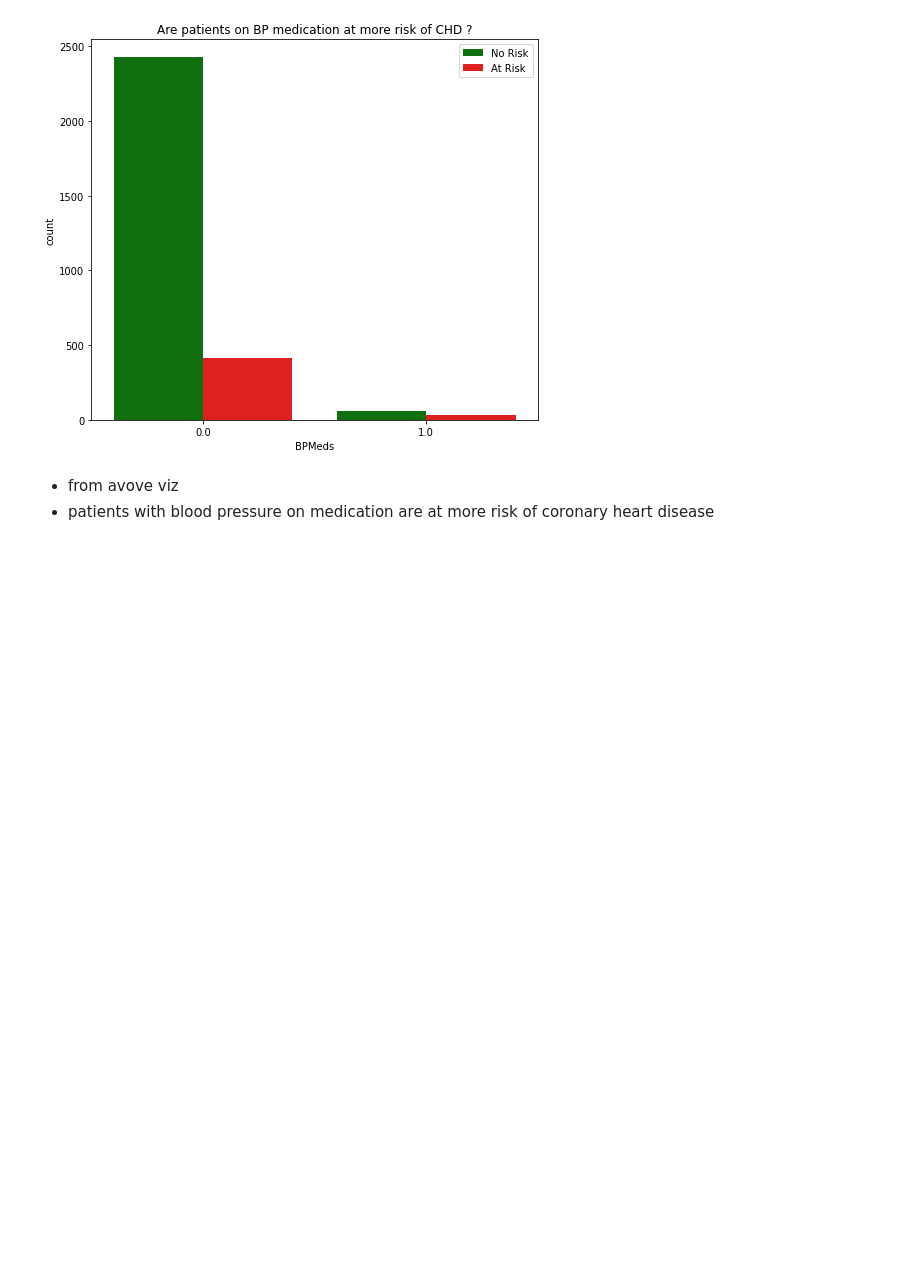
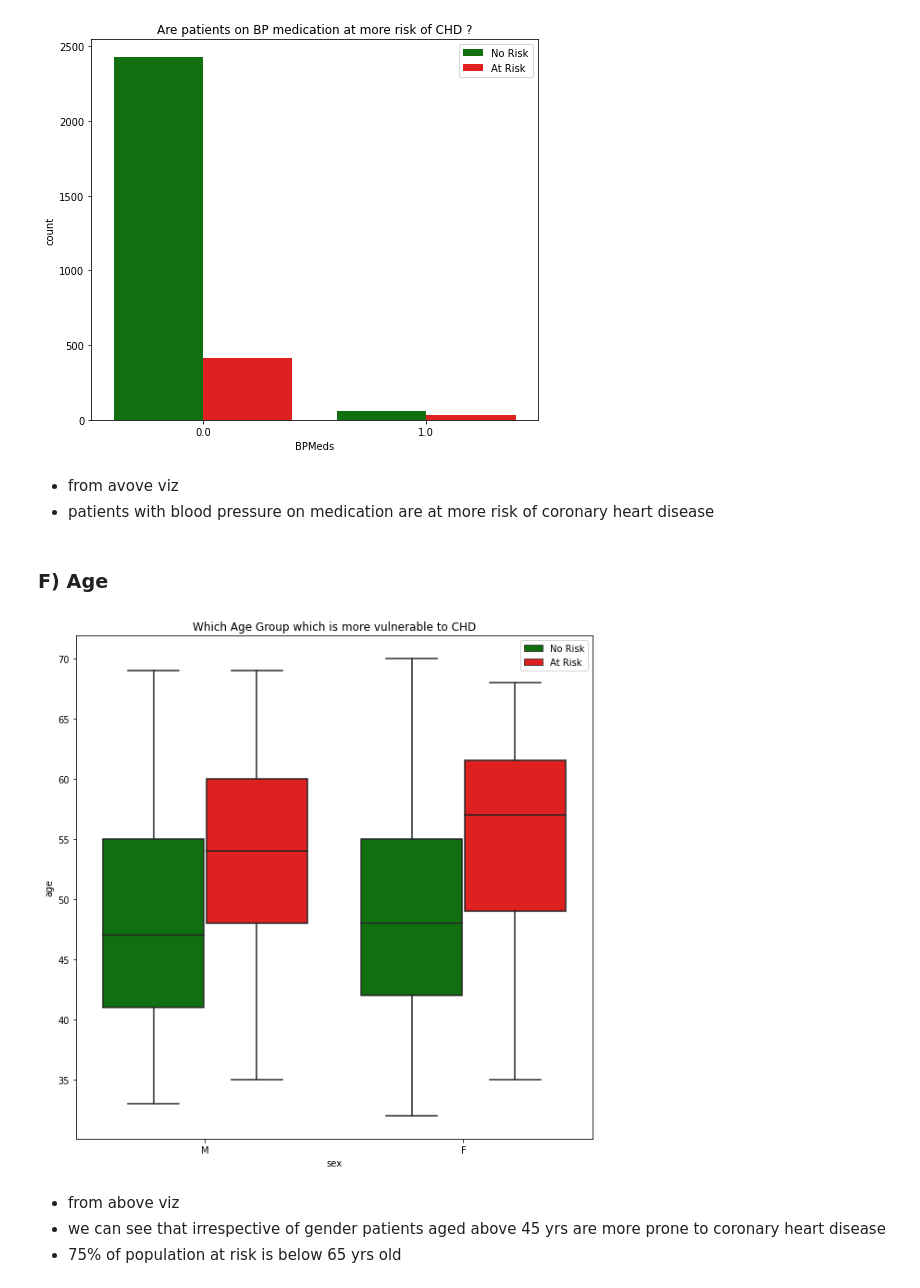
Before and after one commit to Deven876/project3-Cardiovascular-Risk-Prediction, a Jupyter notebook: Project3_Cardiovascular_Risk_Prediction.ipynb, the cells around one changed output. Saved outputs shown, nothing was run; the diff lists cells and outputs as text; code cells hidden in the pictures; blank space fills up the shorter version.

Commit message:
aged group analysis

```diff
--- a/Project3_Cardiovascular_Risk_Prediction.ipynb
+++ b/Project3_Cardiovascular_Risk_Prediction.ipynb
@@ -309,3 +309,19 @@ plt.show()
 # %% [markdown]
 - from avove viz
 - patients with blood pressure on medication are at  more risk of coronary heart disease
+# %% [markdown]
+### F) **Age**
+# %%
+# age group analysis
+plt.figure(figsize = (10,10))
+ax = sns.boxplot(x = data1['sex'], y = data1['age'], hue = data1['TenYearCHD'], palette = my_palette)
+plt.title("Which Age Group which is more vulnerable to CHD")
+handles, _ = ax.get_legend_handles_labels()
+ax.legend(handles, ['No Risk','At Risk'], loc="best")
+plt.show()
+# %% [output]
+[figure, added]
+# %% [markdown]
+- from above viz
+- we can see that irrespective of gender patients aged above 45 yrs are more prone to coronary heart disease
+- 75% of population at risk is below 65 yrs old
```
